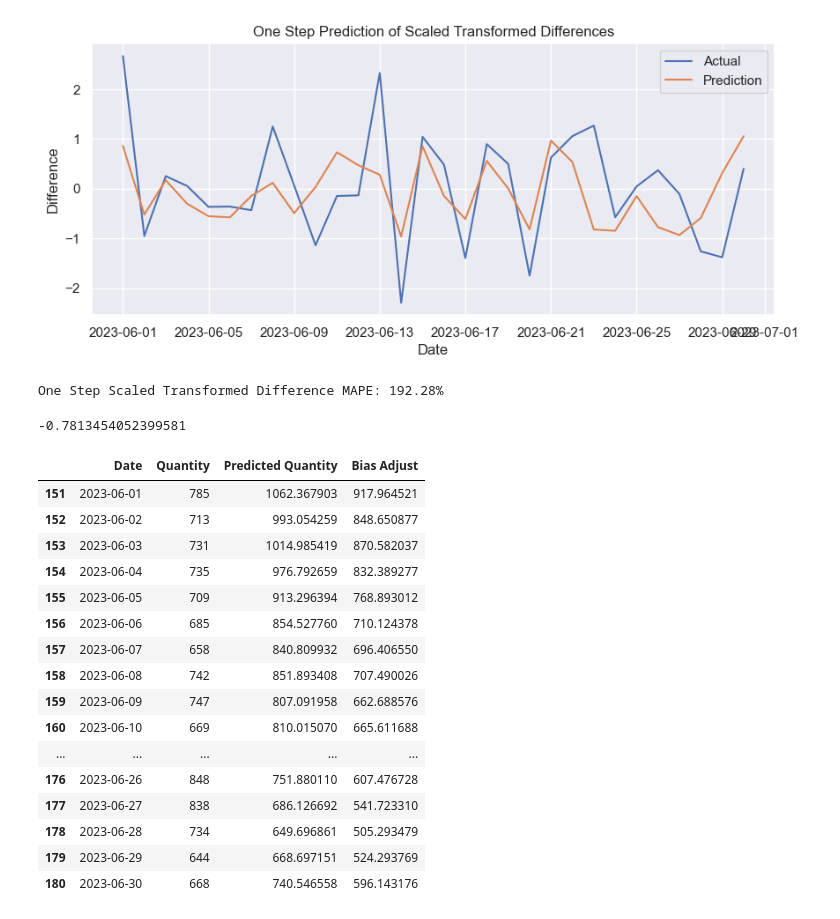
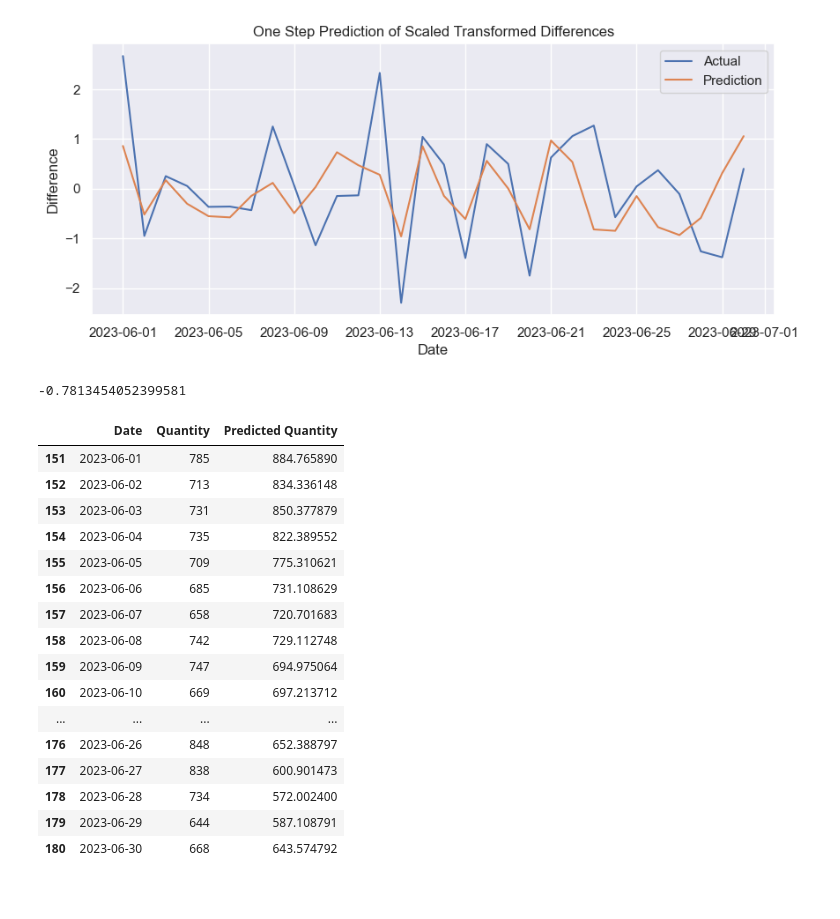
Before and after one commit to Murphysics1/masters_capstone, a Jupyter notebook: Coffee_MLR_Model.ipynb, the cells around one changed output. Saved outputs shown, nothing was run; the diff lists cells and outputs as text; code cells hidden in the pictures.

```diff
--- a/Coffee_MLR_Model.ipynb
+++ b/Coffee_MLR_Model.ipynb
@@ -264,48 +280,42 @@ ax.set(title = "One Step Prediction of Scaled Transformed Differences")
 plt.show()
 # %% [output]
 [figure]
-# %%
-mape = mean_absolute_percentage_error(df_test['Difference'],df_test['pred'])*100
-
-print(f'One Step Scaled Transformed Difference MAPE: {mape:.2f}%')
-# %% [output]
-One Step Scaled Transformed Difference MAPE: 192.28%
 # %%
 lam
 # %% [output]
 -0.7813454052399581
 # %%
-df_test_rollup = df_test[['Date', 'Quantity','Difference','pred']].copy()
+df_test_rollup = df_test[['Date', 'Quantity','Scaled_Transform','Difference','pred']].copy()
 
-df_test_rollup['pred_undifferenced'] = df_test_rollup['pred'].cumsum() + df_test_rollup['Difference'][151]
+#add the differences starting with the last scaled transformed value (5-31-23) -> model_df['Quantity_BC_Scaled'][150]
+df_test_rollup['pred_undifferenced'] = df_test_rollup['pred'].cumsum() + model_df['Quantity_BC_Scaled'][150]
+
+#undo scaling
 df_test_rollup['Undifferenced Unscaled'] = scaler_bc.inverse_transform(df_test_rollup[['pred_undifferenced']])
+
+#undo Box-Cox transform
 df_test_rollup['Predicted Quantity'] = inv_boxcox(df_test_rollup['Undifferenced Unscaled'], lam)
 df_test_rollup = df_test_rollup[['Date','Quantity','Predicted Quantity']]
 
-residuals = df_test_rollup['Quantity'] - df_test_rollup['Predicted Quantity']
-bias = residuals.mean()
-
-df_test_rollup['Bias Adjust'] = df_test_rollup['Predicted Quantity'] + bias
-
 df_test_rollup
 # %% [output]
-|  | Date | Quantity | Predicted Quantity | Bias Adjust |
-| 151 | 2023-06-01 | 785 | 1062.367903 | 917.964521 |
-| 152 | 2023-06-02 | 713 | 993.054259 | 848.650877 |
-| 153 | 2023-06-03 | 731 | 1014.985419 | 870.582037 |
-| 154 | 2023-06-04 | 735 | 976.792659 | 832.389277 |
-| 155 | 2023-06-05 | 709 | 913.296394 | 768.893012 |
-| 156 | 2023-06-06 | 685 | 854.527760 | 710.124378 |
-| 157 | 2023-06-07 | 658 | 840.809932 | 696.406550 |
-| 158 | 2023-06-08 | 742 | 851.893408 | 707.490026 |
-| 159 | 2023-06-09 | 747 | 807.091958 | 662.688576 |
-| 160 | 2023-06-10 | 669 | 810.015070 | 665.611688 |
-| ... | ... | ... | ... | ... |
-| 176 | 2023-06-26 | 848 | 751.880110 | 607.476728 |
-| 177 | 2023-06-27 | 838 | 686.126692 | 541.723310 |
-| 178 | 2023-06-28 | 734 | 649.696861 | 505.293479 |
-| 179 | 2023-06-29 | 644 | 668.697151 | 524.293769 |
-| 180 | 2023-06-30 | 668 | 740.546558 | 596.143176 |
+|  | Date | Quantity | Predicted Quantity |
+| 151 | 2023-06-01 | 785 | 884.765890 |
+| 152 | 2023-06-02 | 713 | 834.336148 |
+| 153 | 2023-06-03 | 731 | 850.377879 |
+| 154 | 2023-06-04 | 735 | 822.389552 |
+| 155 | 2023-06-05 | 709 | 775.310621 |
+| 156 | 2023-06-06 | 685 | 731.108629 |
+| 157 | 2023-06-07 | 658 | 720.701683 |
+| 158 | 2023-06-08 | 742 | 729.112748 |
+| 159 | 2023-06-09 | 747 | 694.975064 |
+| 160 | 2023-06-10 | 669 | 697.213712 |
+| ... | ... | ... | ... |
+| 176 | 2023-06-26 | 848 | 652.388797 |
+| 177 | 2023-06-27 | 838 | 600.901473 |
+| 178 | 2023-06-28 | 734 | 572.002400 |
+| 179 | 2023-06-29 | 644 | 587.108791 |
+| 180 | 2023-06-30 | 668 | 643.574792 |
 # %%
 plt.figure(figsize=(10,4))
 
```
Also changed, not shown: parts of 15 cells of this notebook, 1 other file.
